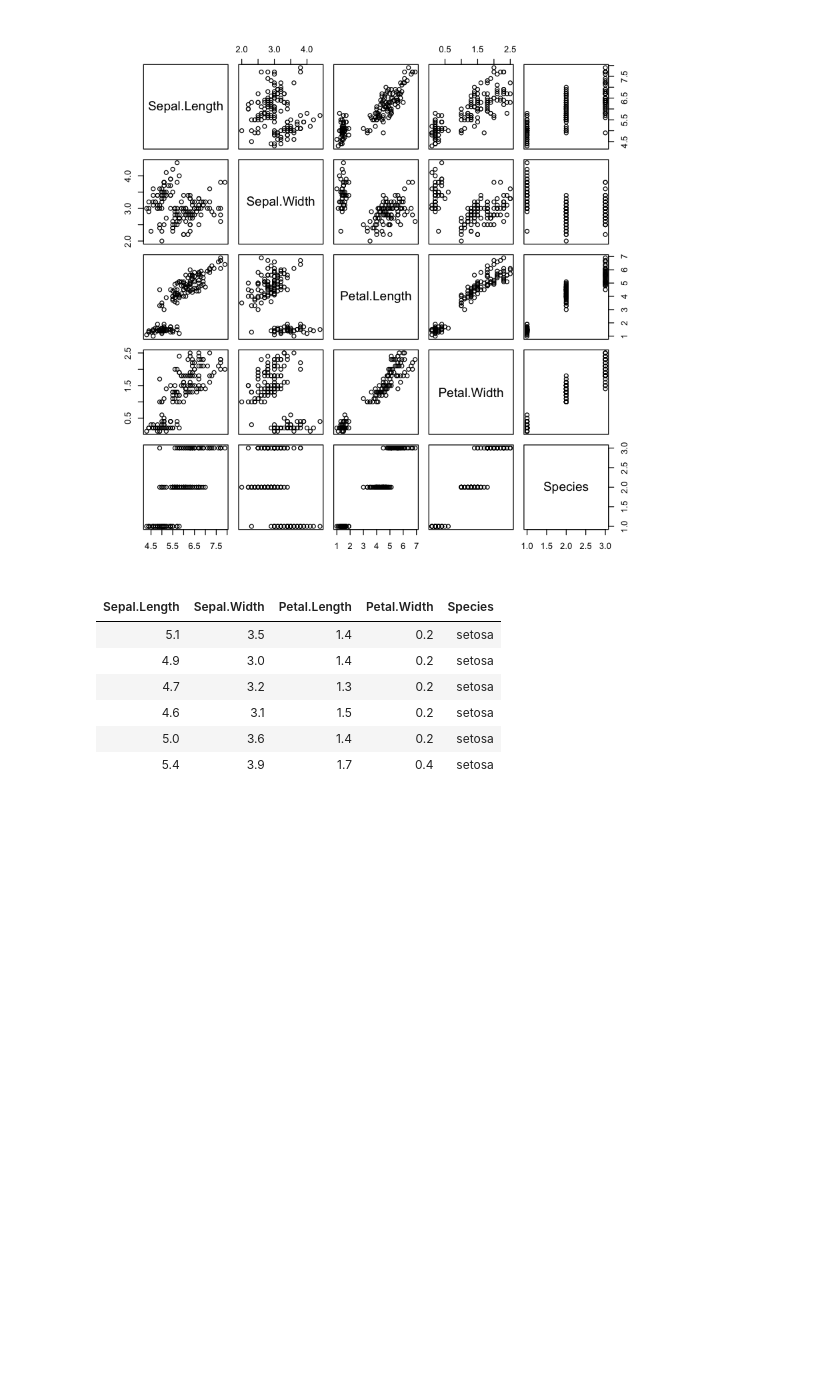
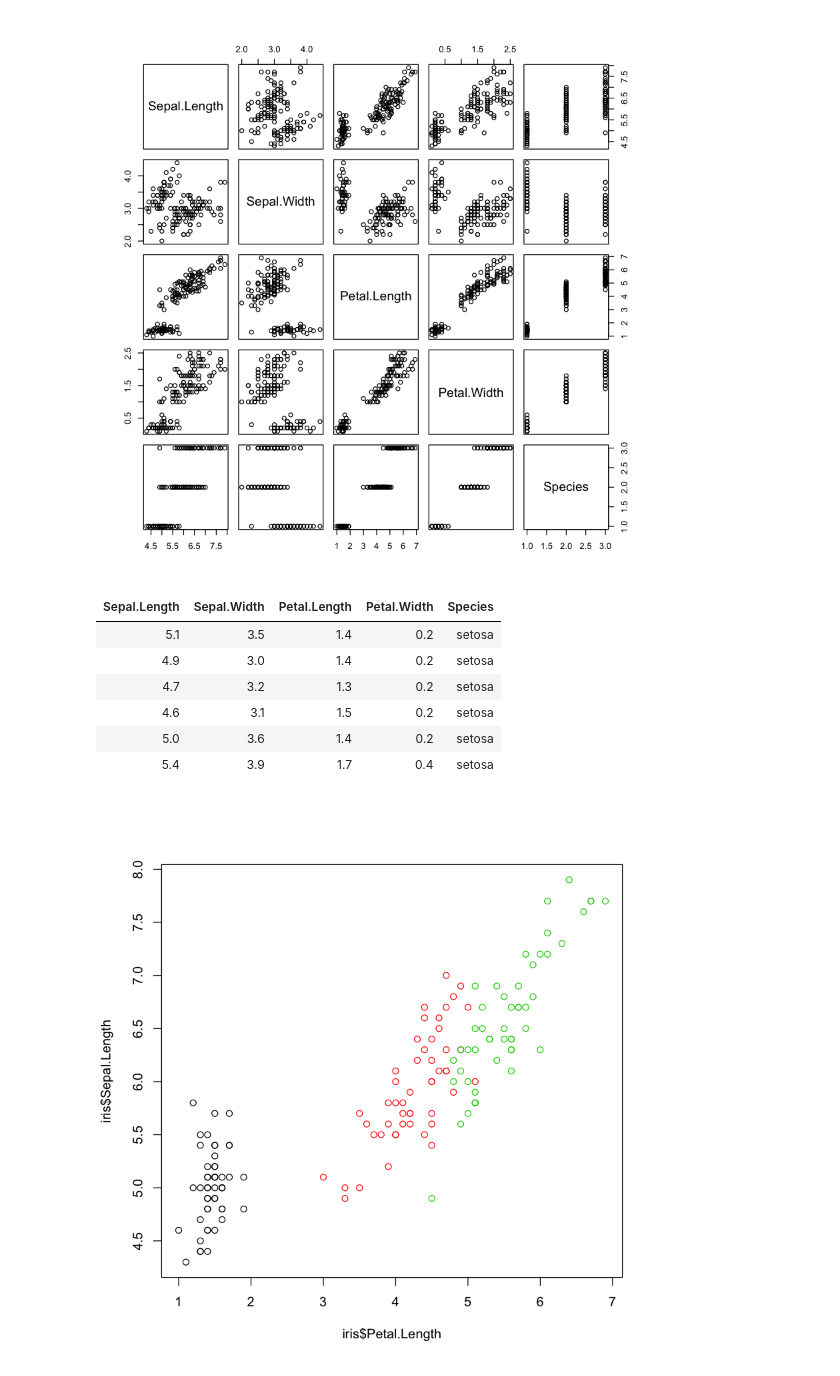
Before and after one commit to jjhwnn/R_Programming, a Jupyter notebook: 01.개발환경 설정 및 미리보기.ipynb, the cells around one changed output. Saved outputs shown, nothing was run; the diff lists cells and outputs as text; code cells hidden in the pictures; blank space fills up the shorter version.

```diff
--- a/01.개발환경 설정 및 미리보기.ipynb
+++ b/01.개발환경 설정 및 미리보기.ipynb
@@ -313,3 +313,10 @@ head(iris)
 | 5.4 | 3.9 | 1.7 | 0.4 | setosa |
 # %%
 # iris의 Petal.Length를 X축, Sepal.length를 Y축으로 하는 산포도 그리기
+
+plot(iris$Petal.Length, # x축
+    iris$Sepal.Length,  # y축
+    col=iris$Species
+)
+# %% [output]
+[figure, added]
```
Also changed, not shown: parts of 1 cell of this notebook, 1 other file.
